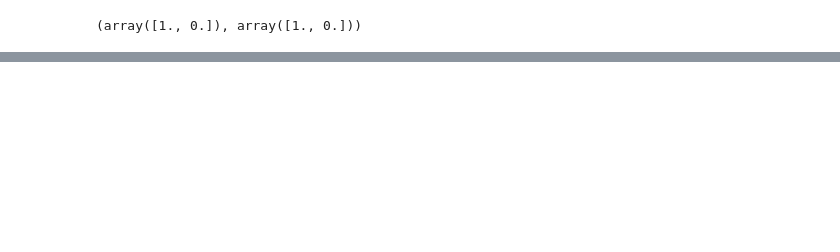
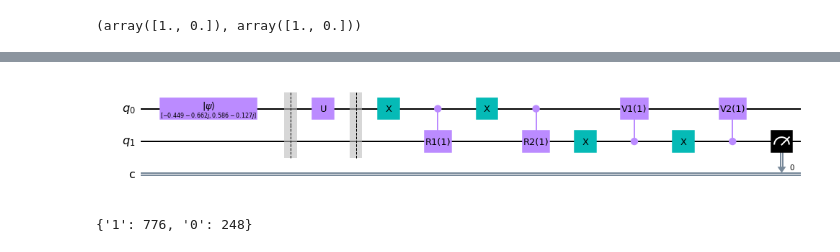
Before and after one commit to LucianoPereiraValenzuela/QuantumNeuralNetworks_for_StateDiscrimination, a Jupyter notebook: codes/example.ipynb, the cells around one changed output, grey strips where cells are left out. Cells and saved outputs as stored; diff of their text form; code cells hidden in the pictures; blank space fills up the shorter version.

```diff
--- a/codes/example.ipynb
+++ b/codes/example.ipynb
@@ -108,3 +107,7 @@ qc_ϕ.decompose().decompose().draw(output='mpl')
+# %%
+qc_ϕ.draw(output='mpl')
+# %% [output]
+[figure, added]
 # %%
 backend_sim = Aer.get_backend('aer_simulator')
 # %%
@@ -115,0 +121,5 @@ results_ϕ = backend_sim.run( qc_ϕ )
+# %%
+counts_ψ = results_ψ.result().get_counts()
+counts_ψ
+# %% [output]
+{'1': 776, '0': 248}
```
Also changed, not shown: parts of 31 cells of this notebook, 1 other file.
